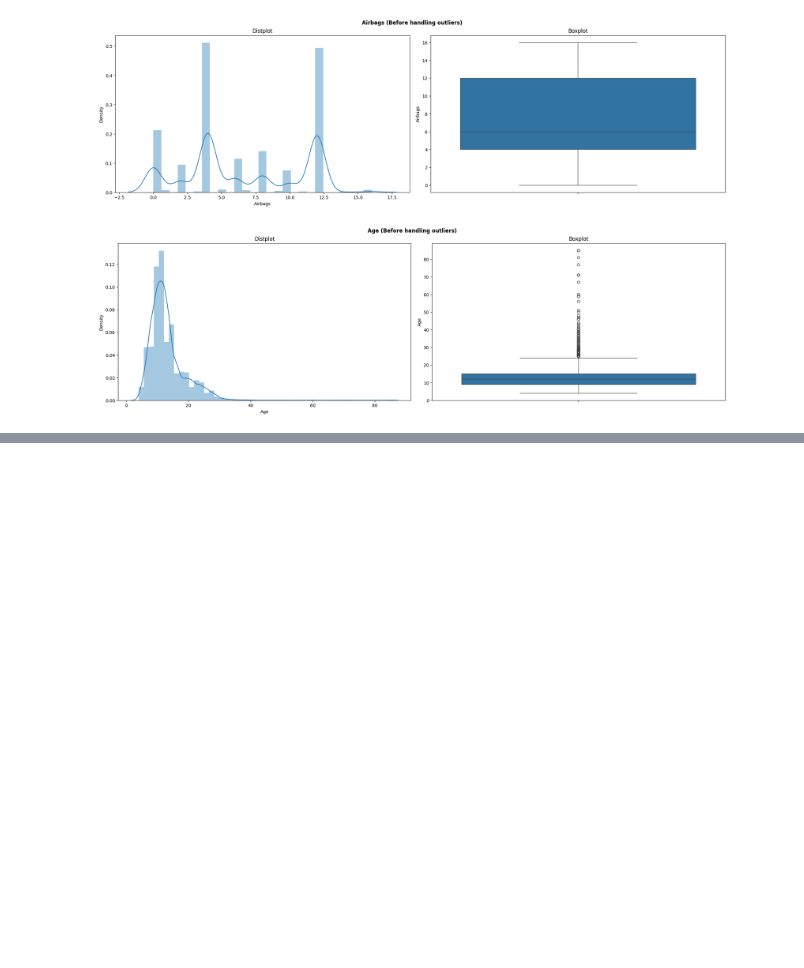
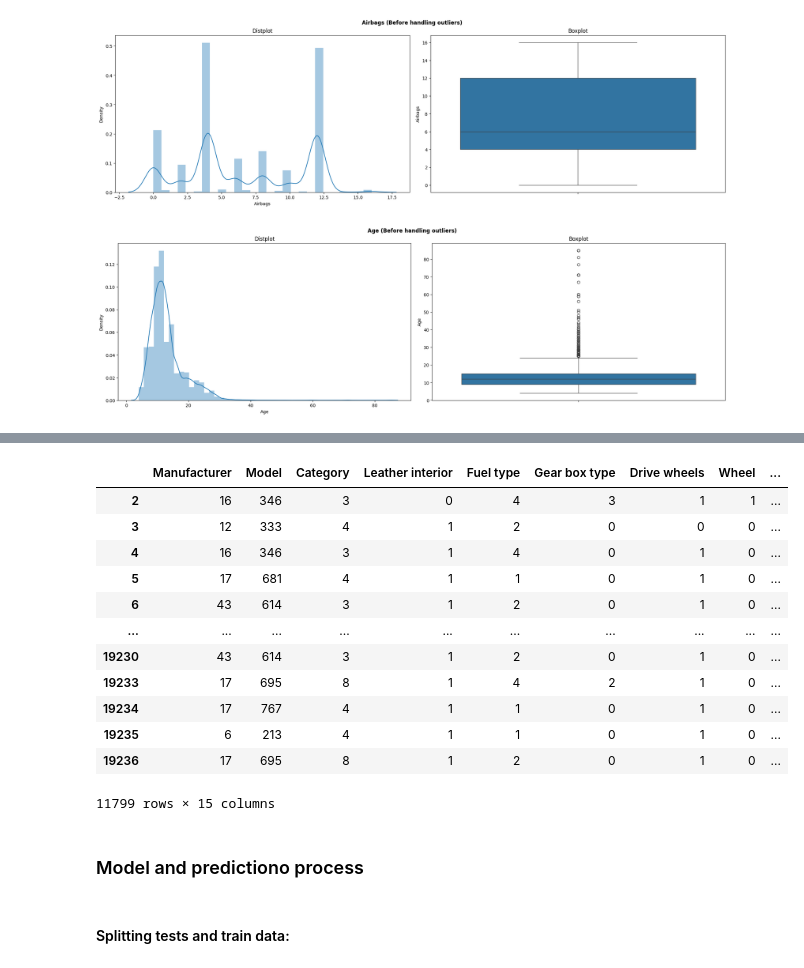
Before and after one commit to saif-gitreps/Car-price-prediction-model, a Jupyter notebook: main.ipynb, the cells around one changed output, grey strips where cells are left out. Drawn from its saved outputs; the diff is of its cells as text; code cells hidden in the pictures; blank space fills up the shorter version.

```diff
--- a/main.ipynb
+++ b/main.ipynb
@@ -388,0 +440,48 @@ Total Outliers in Age are :18082---95.55%
+# %%
+%matplotlib inline
+
+from sklearn.model_selection import train_test_split
+
+from sklearn.linear_model import LinearRegression
+from sklearn.neighbors import KNeighborsRegressor
+from sklearn.tree import DecisionTreeRegressor
+from sklearn.svm import SVR
+from sklearn.ensemble import RandomForestRegressor
+from sklearn.ensemble import GradientBoostingRegressor
+
+from sklearn.metrics import confusion_matrix
+from sklearn.metrics import classification_report
+from sklearn.metrics import accuracy_score
+from sklearn.metrics import r2_score, mean_squared_error, mean_absolute_error
+
+from sklearn.preprocessing import LabelEncoder
+lab = LabelEncoder()
+
+import warnings
+warnings.filterwarnings('ignore')
+# %%
+obdata = data.select_dtypes(include=object)
+numdata = data.select_dtypes(exclude=object)
+
+for i in range(0,obdata.shape[1]):
+    obdata.iloc[:,i] = lab.fit_transform(obdata.iloc[:,i])
+
+data = pd.concat([obdata,numdata],axis=1)
+# %%
+data
+# %% [output]
+|  | Manufacturer | Model | Category | Leather interior | Fuel type | Gear box type | Drive wheels | Wheel | ... |
+| 2 | 16 | 346 | 3 | 0 | 4 | 3 | 1 | 1 | ... |
+| 3 | 12 | 333 | 4 | 1 | 2 | 0 | 0 | 0 | ... |
+| 4 | 16 | 346 | 3 | 1 | 4 | 0 | 1 | 0 | ... |
+| 5 | 17 | 681 | 4 | 1 | 1 | 0 | 1 | 0 | ... |
+| 6 | 43 | 614 | 3 | 1 | 2 | 0 | 1 | 0 | ... |
+| ... | ... | ... | ... | ... | ... | ... | ... | ... | ... |
+| 19230 | 43 | 614 | 3 | 1 | 2 | 0 | 1 | 0 | ... |
+| 19233 | 17 | 695 | 8 | 1 | 4 | 2 | 1 | 0 | ... |
+| 19234 | 17 | 767 | 4 | 1 | 1 | 0 | 1 | 0 | ... |
+| 19235 | 6 | 213 | 4 | 1 | 1 | 0 | 1 | 0 | ... |
+| 19236 | 17 | 695 | 8 | 1 | 2 | 0 | 1 | 0 | ... |
+11799 rows × 15 columns
+# %% [markdown]
+### Model and predictiono process
@@ -388,0 +491,2 @@ Total Outliers in Age are :18082---95.55%
+# %% [markdown]
+#### Splitting tests and train data:
```
Also changed, not shown: parts of 22 cells of this notebook.
